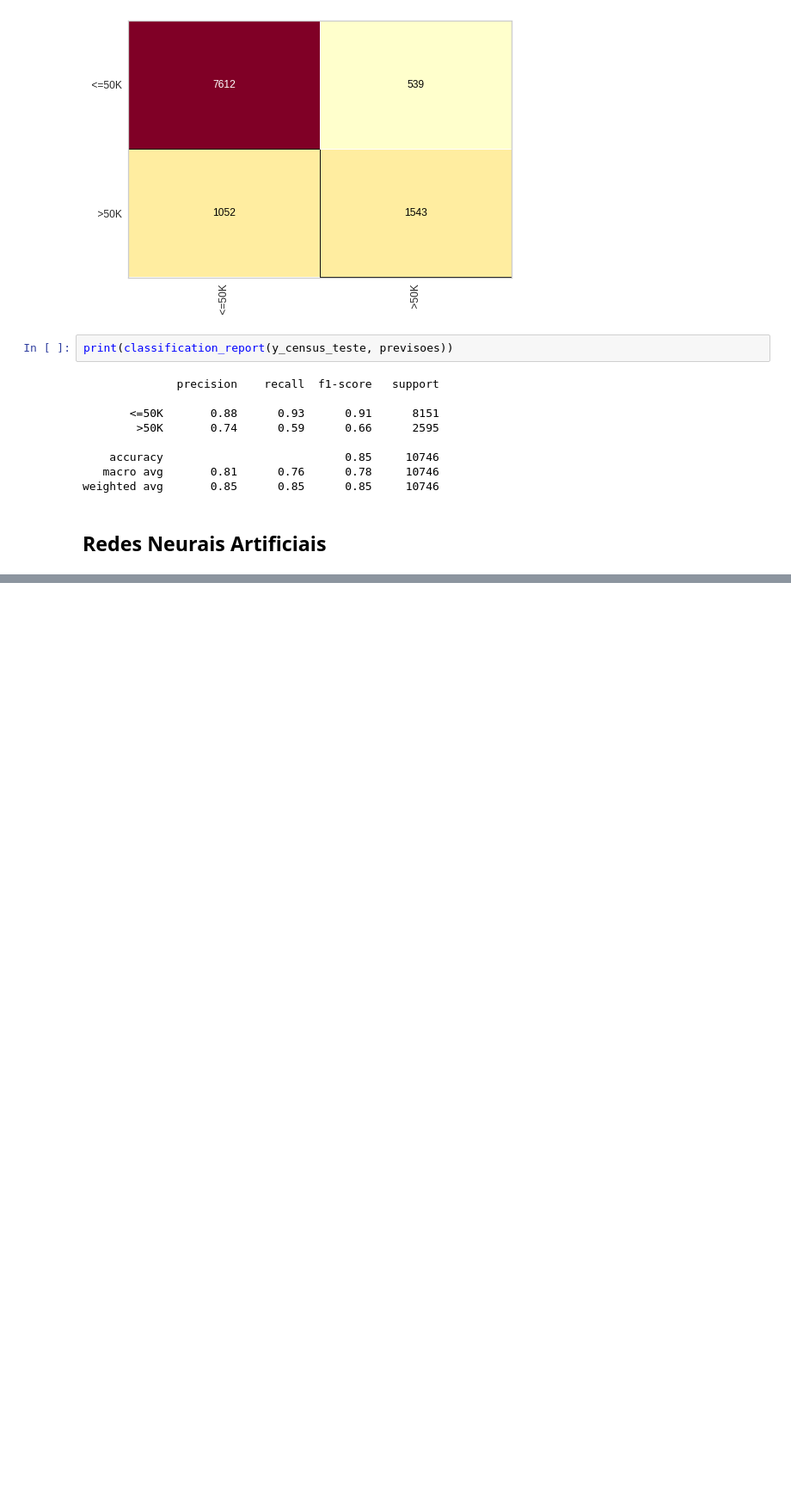
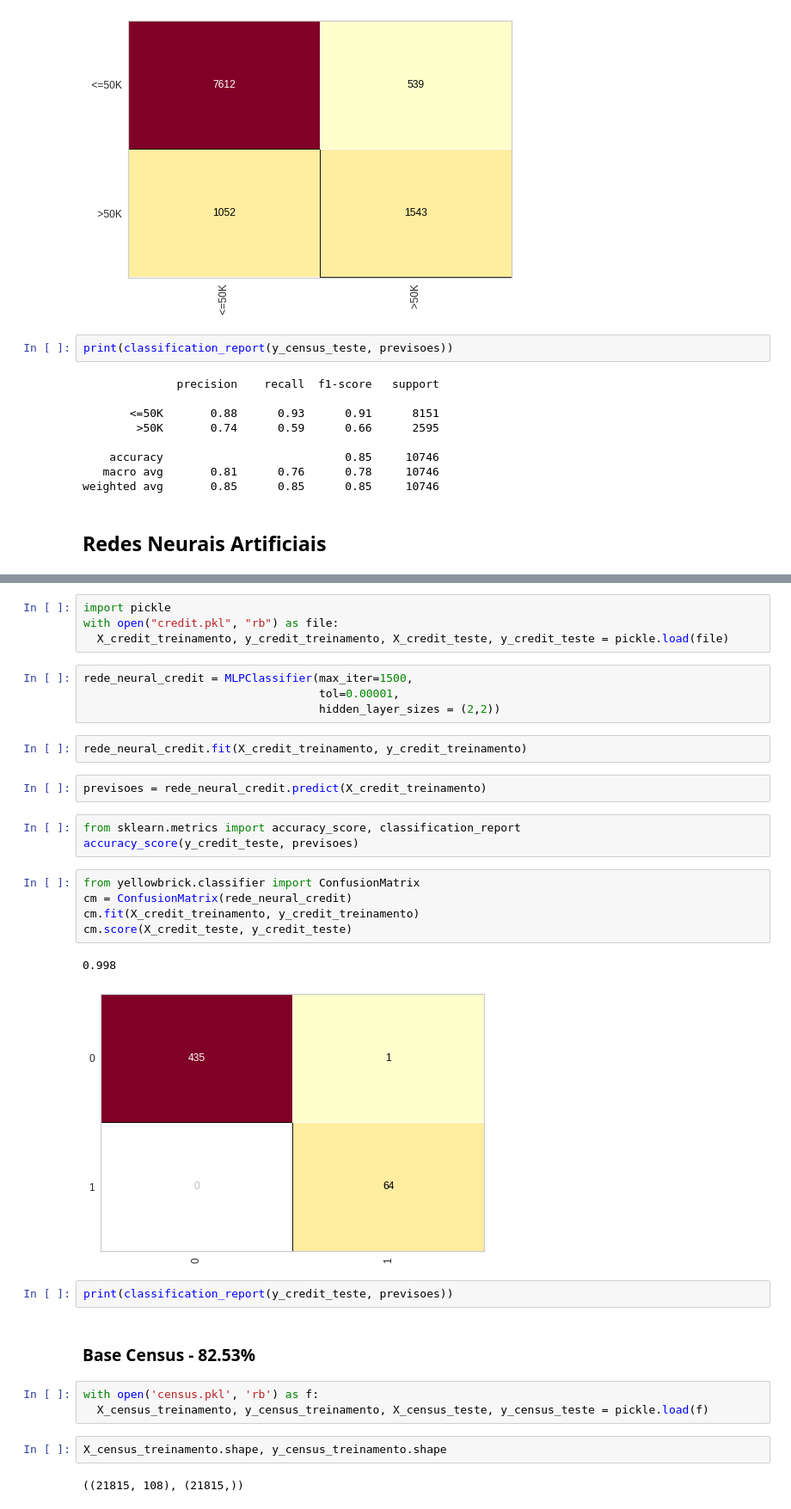
Before and after one commit to WES404/Machine_Learning_udemy, a Jupyter notebook: ML_UDEMY.ipynb, the cells around one changed output, grey strips where cells are left out. Shown at 86% size. Saved outputs shown, nothing was run; the diff lists cells and outputs as text; blank space fills up the shorter version.

```diff
--- a/ML_UDEMY.ipynb
+++ b/ML_UDEMY.ipynb
@@ -1116,0 +1121,34 @@ weighted avg       0.85      0.85      0.85     10746
+# %%
+import pickle
+with open("credit.pkl", "rb") as file:
+  X_credit_treinamento, y_credit_treinamento, X_credit_teste, y_credit_teste = pickle.load(file)
+# %%
+rede_neural_credit = MLPClassifier(max_iter=1500,
+                                   tol=0.00001,
+                                   hidden_layer_sizes = (2,2))
+# %%
+rede_neural_credit.fit(X_credit_treinamento, y_credit_treinamento)
+# %%
+previsoes = rede_neural_credit.predict(X_credit_treinamento)
+# %%
+from sklearn.metrics import accuracy_score, classification_report
+accuracy_score(y_credit_teste, previsoes)
+# %%
+from yellowbrick.classifier import ConfusionMatrix
+cm = ConfusionMatrix(rede_neural_credit)
+cm.fit(X_credit_treinamento, y_credit_treinamento)
+cm.score(X_credit_teste, y_credit_teste)
+# %% [output]
+0.998
+[figure, added]
+# %%
+print(classification_report(y_credit_teste, previsoes))
+# %% [markdown]
+### Base Census - 82.53%
+# %%
+with open('census.pkl', 'rb') as f:
+  X_census_treinamento, y_census_treinamento, X_census_teste, y_census_teste = pickle.load(f)
+# %%
+X_census_treinamento.shape, y_census_treinamento.shape
+# %% [output]
+((21815, 108), (21815,))
```
Also changed, not shown: parts of 8 cells of this notebook.
